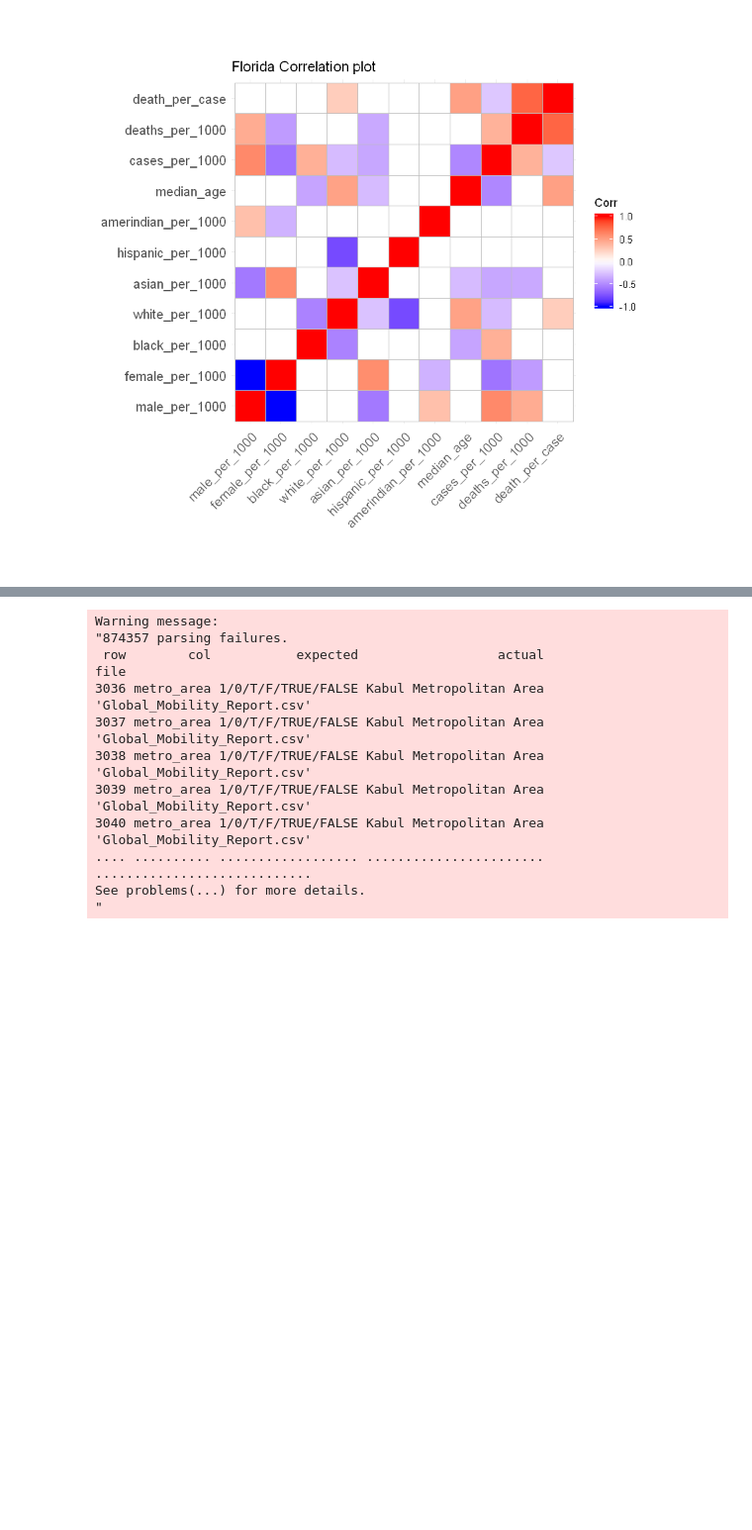
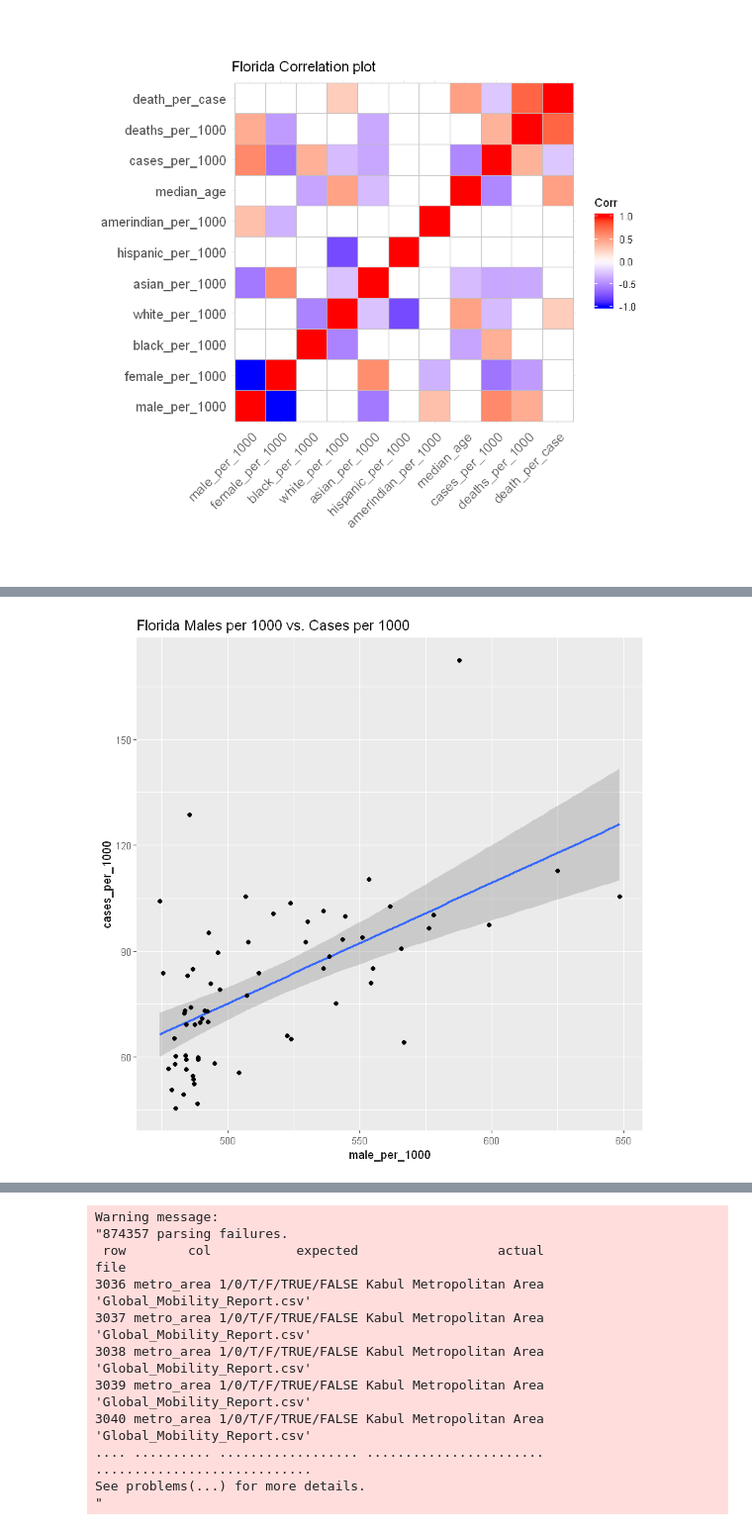
Before and after one commit to hlambson/CS7331, a Jupyter notebook: Project 1/Project 1.ipynb, the cells around one changed output, grey strips where cells are left out. Shown at 99% size. Saved outputs shown, nothing was run; the diff lists cells and outputs as text; code cells hidden in the pictures; blank space fills up the shorter version.

Commit message:
updated plots

```diff
--- a/Project 1/Project 1.ipynb
+++ b/Project 1/Project 1.ipynb
@@ -412,0 +415,6 @@ geom_smooth(method = lm) + geom_point()
+# %%
+ggplot(cases_rates_FL, mapping = aes(x = male_per_1000, y = cases_per_1000)) +
+geom_smooth(method = lm) + geom_point() +
+labs(title = "Florida Males per 1000 vs. Cases per 1000")
+# %% [output]
+[figure, added]
```
Also changed, not shown: parts of 26 cells of this notebook.
